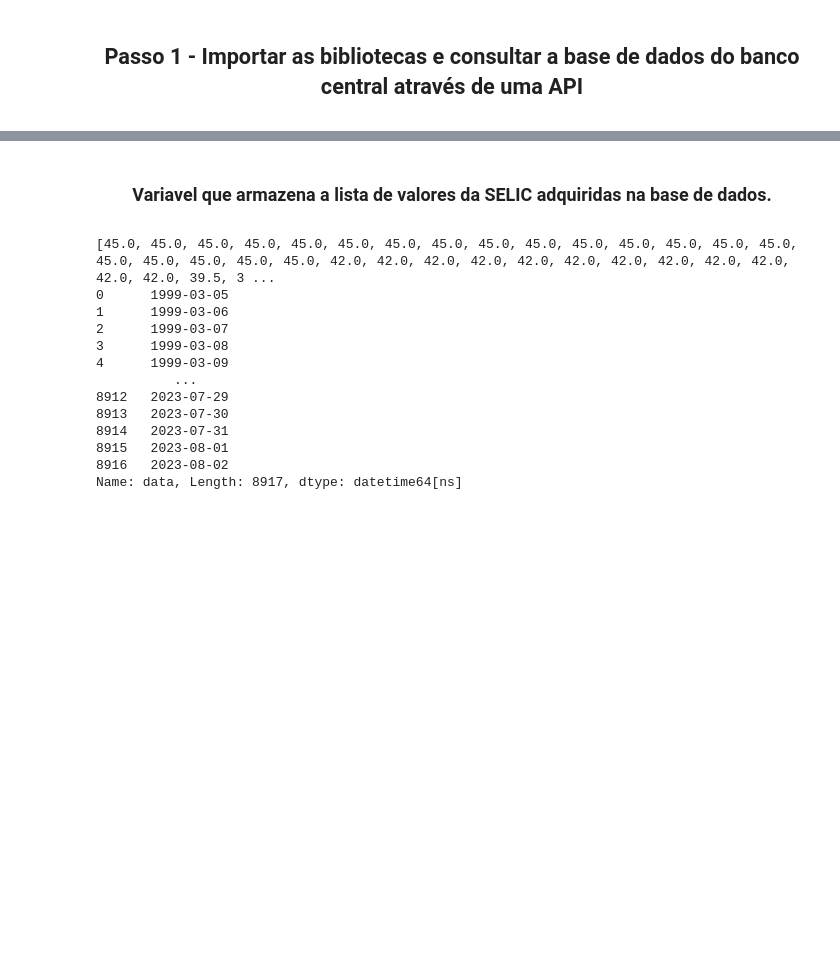
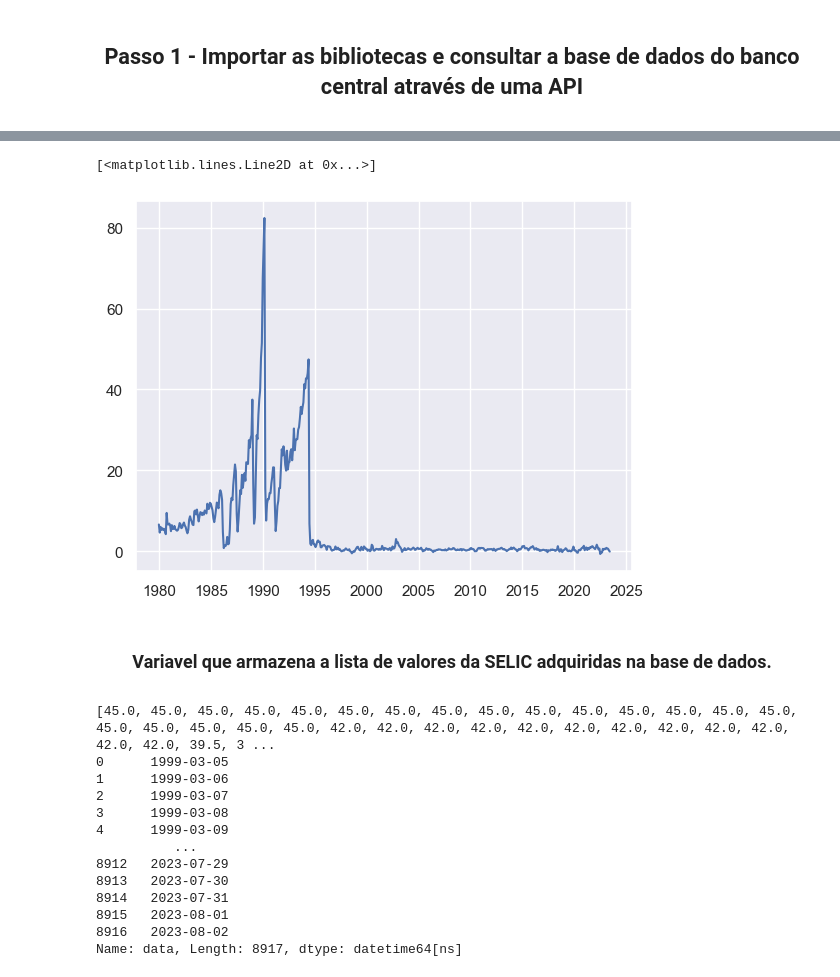
Before and after one commit to kioolz/Python, a Jupyter notebook: PyFi/SELIC/SELIC000.ipynb, the cells around one changed output, grey strips where cells are left out. Drawn from its saved outputs; the diff is of its cells as text; code cells hidden in the pictures; blank space fills up the shorter version.

```diff
--- a/PyFi/SELIC/SELIC000.ipynb
+++ b/PyFi/SELIC/SELIC000.ipynb
@@ -26,3 +40,11 @@ selic_meta
+# %%
+ipca
+c = pd.to_datetime(ipca['data'], dayfirst= True)
+d = ipca['valor'].values.tolist()
+plt.plot(c, d)
+# %% [output]
+[<matplotlib.lines.Line2D at 0x...>]
+[figure, added]
 # %% [markdown]
 <h3><p align="center"> Variavel que armazena a lista de valores da SELIC adquiridas na base de dados. </h3></p>
 # %%
```
Also changed, not shown: parts of 3 cells of this notebook.
